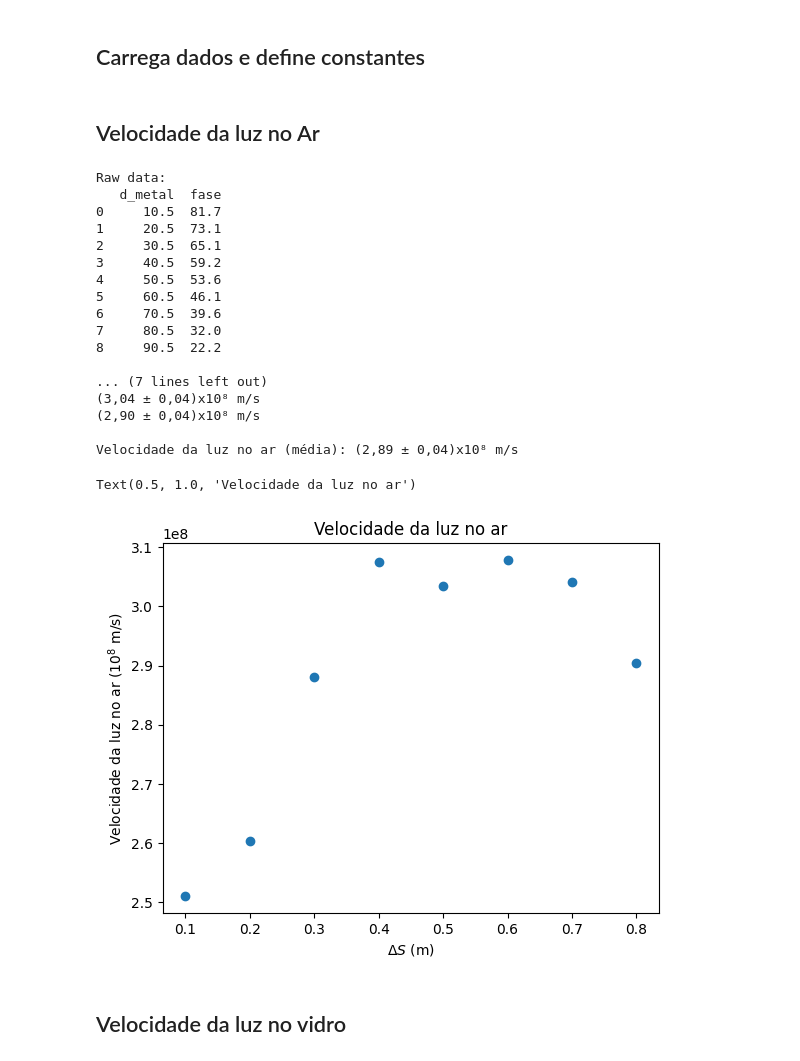
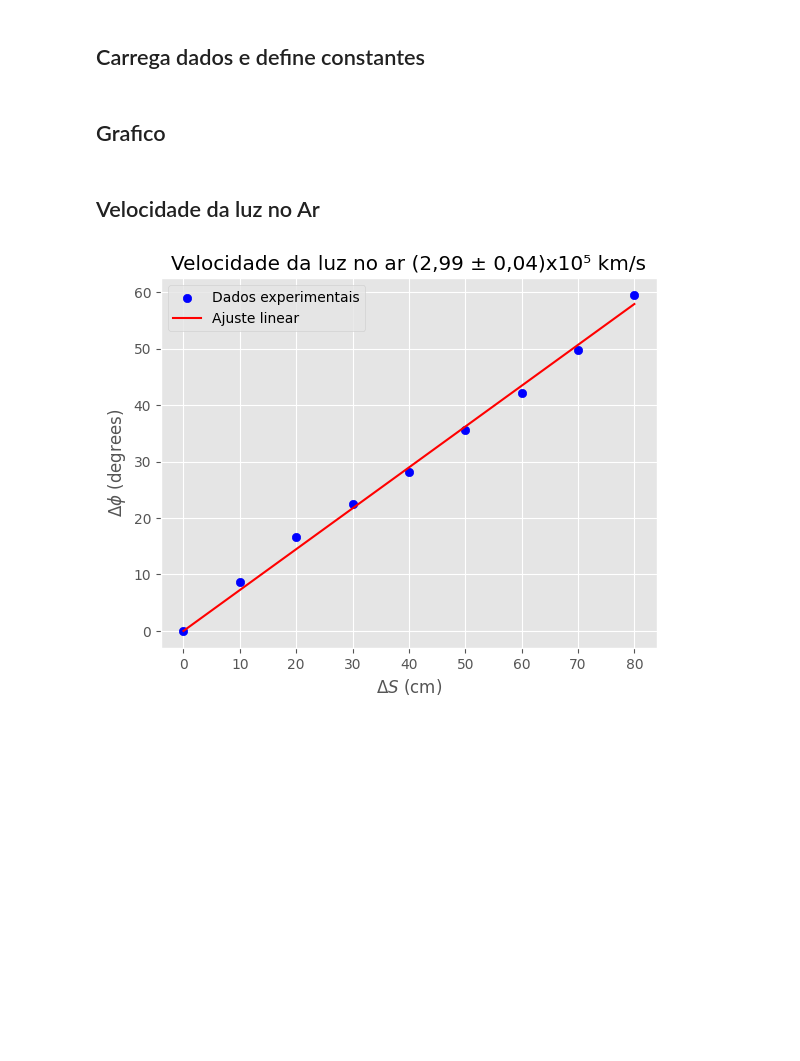
Before and after one commit to brenopelegrin/lab-avancado1, a Jupyter notebook: velocidade_da_luz/experimento-luz-senoidal/analise.ipynb, the cells around one changed output. Saved outputs shown, nothing was run; the diff lists cells and outputs as text; code cells hidden in the pictures; blank space fills up the shorter version.

Commit message:
feat: corrigido diferenca de fase

```diff
--- a/velocidade_da_luz/experimento-luz-senoidal/analise.ipynb
+++ b/velocidade_da_luz/experimento-luz-senoidal/analise.ipynb
@@ -29,46 +19,31 @@ def get_data(path: str):
+# %% [markdown]
+## Grafico
+# %%
+def criar_grafico(distancias:np.ndarray, fase:np.ndarray,meio:str) -> tuple[plt.Figure,plt.Axes]:
+    unidade_distancia="cm"
+    unidade_fase="degrees"
+
+    plt.style.use("ggplot")
+    fig, ax = plt.subplots()
+    (a),popt=curve_fit(lambda x,a: a*x,lab.nominais(distancias,unidade_distancia),lab.nominais(fase,unidade_fase))
+    a=lab.Medida(a[0],f"{unidade_fase}/{unidade_distancia}",np.sqrt(popt[0][0]))
+    ax.scatter(lab.nominais(distancias, unidade_distancia),
+                lab.nominais(fase, unidade_fase),
+                label='Dados experimentais',color="blue")
+    ax.plot(lab.nominais(distancias, unidade_distancia),
+            lab.nominais(a*distancias,unidade_fase),
+            color='red', label='Ajuste linear')
+    ax.set_xlabel(fr"$\Delta S$ ({unidade_distancia})")
+    ax.set_ylabel(fr"$\Delta \phi$ ({unidade_fase})")
+    ax.legend()
+    c=(2 * lab.constantes.pi * nu)/a
+    ax.set_title(f"Velocidade da luz no {meio} {c:km/s}")
+    return fig,ax
 # %% [markdown]
 ## Velocidade da luz no Ar
 # %%
-data_ar = get_data(file_path)
-data_ar
-
-distancias = [lab.Medida(x, 'm', 0.01) for x in data_ar['d_m'].to_list()]
-fases = [lab.Medida(x, 'deg', 0.1) for x in data_ar['phase_deg'].to_list()]
-velocidades_ar = []
-
-print("\nVelocidades da luz para o Ar com a lente boa:")
-for i, delta_s in enumerate(distancias):
-    delta_phi = fases[i]
-    c = (delta_s/delta_phi) * 2 * math.pi * nu
-    velocidades_ar.append(c)
-    print(f"{c:m/s}")
-print(f"\nVelocidade da luz no ar (média): {np.mean(np.array(velocidades_ar)):m/s}\n")
-
-f1, ax1 = plt.subplots()
-
-ax1.scatter(lab.nominais(np.array(distancias), 'm'), lab.nominais(np.array(velocidades_ar), 'm/s'))
-ax1.set_xlabel("$\\Delta S$ (m)")
-ax1.set_ylabel("Velocidade da luz no ar ($10^{8}$ m/s)")
-ax1.set_title("Velocidade da luz no ar")
+distancias_ar,fase_ar = get_data(ar_file_path)
+fig,axis=criar_grafico(distancias_ar, fase_ar,"ar")
+fig.savefig("velocidade_ar.png",dpi=300)
 # %% [output]
-Raw data:
-   d_metal  fase
-0     10.5  81.7
-1     20.5  73.1
-2     30.5  65.1
-3     40.5  59.2
-4     50.5  53.6
-5     60.5  46.1
-6     70.5  39.6
-7     80.5  32.0
-8     90.5  22.2
-
-... (7 lines left out)
-(3,04 ± 0,04)x10⁸ m/s
-(2,90 ± 0,04)x10⁸ m/s
-
-Velocidade da luz no ar (média): (2,89 ± 0,04)x10⁸ m/s
-Text(0.5, 1.0, 'Velocidade da luz no ar')
-[figure, old version]
+[figure, new version]
-# %% [markdown]
-## Velocidade da luz no vidro
```
Also changed, not shown: parts of 3 cells of this notebook, 6 other files.
